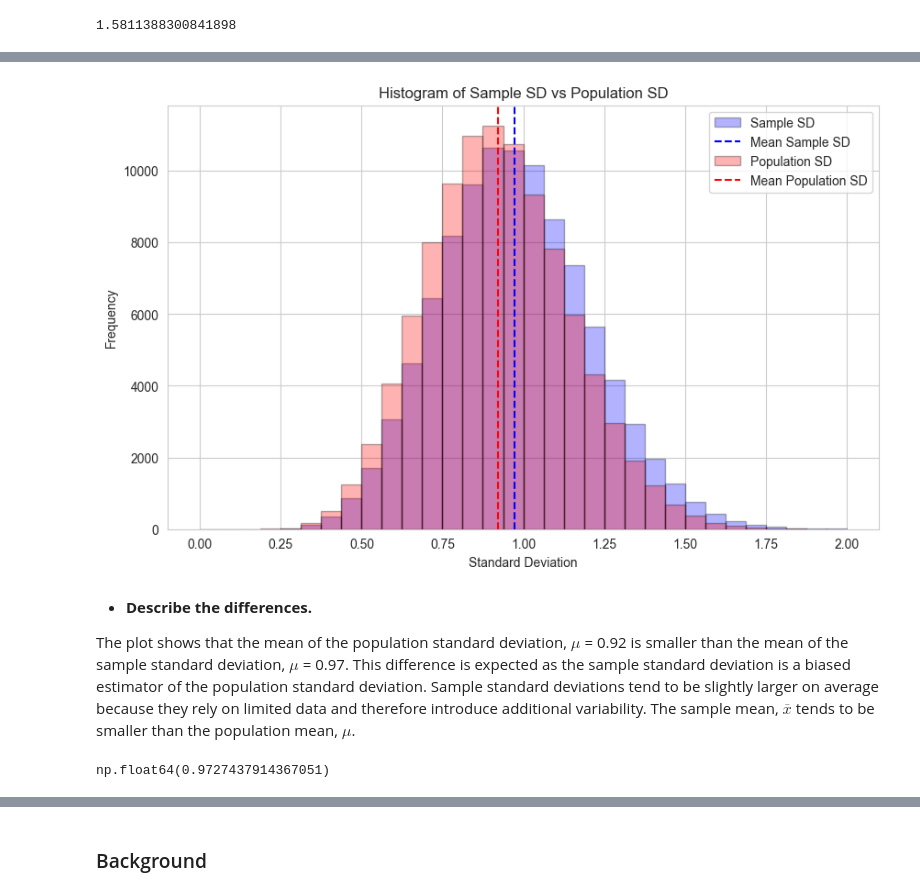
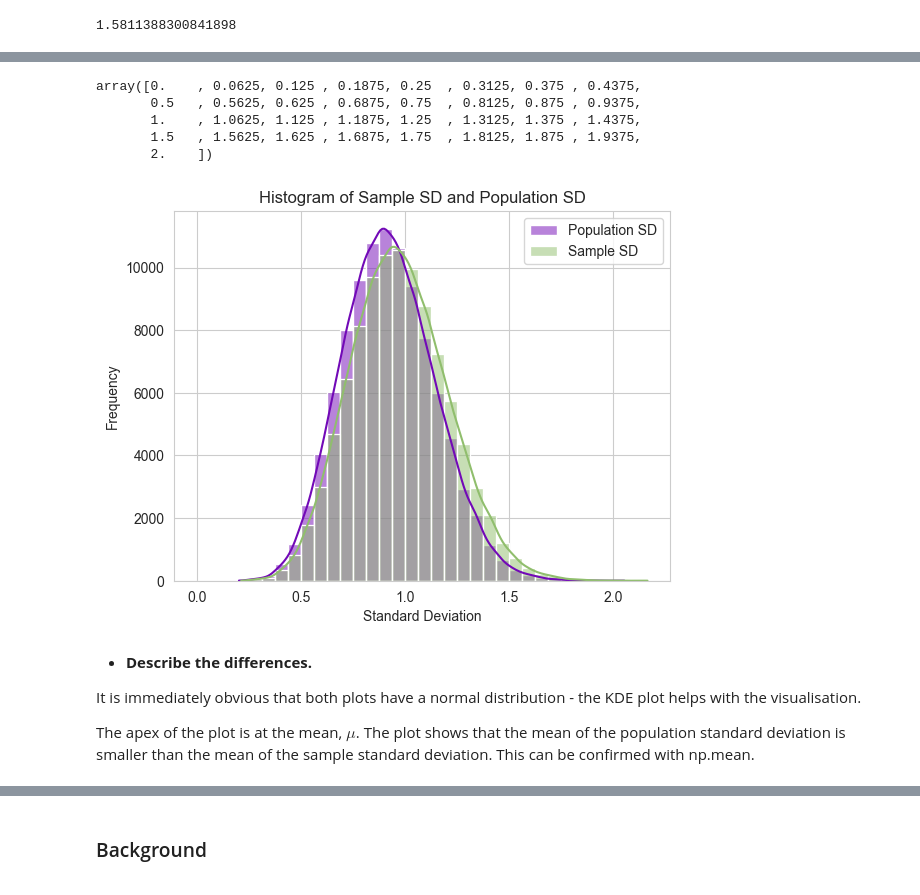
Before and after one commit to IreneKilgannon/applied_statistics, a Jupyter notebook: problems.ipynb, the cells around one changed output, grey strips where cells are left out. Cells and saved outputs as stored; diff of their text form; code cells hidden in the pictures.

```diff
--- a/problems.ipynb
+++ b/problems.ipynb
@@ -568,35 +568,40 @@ _alpha:_ the transparency level of the plot.
-# %%
-# Plot of the Sample SD vs the Population SD.
-fig, ax = plt.subplots(figsize = (10, 6))
-
-# Plot the sample standard deviation.
-ax.hist(sample_std_dev, alpha = 0.3, edgecolor = 'black', bins=np.linspace(0.0, 2.0, 33), color= 'blue', label = 'Sample SD')
-
-# Plot a vertical line at the mean of the sample SD.
-plt.axvline(x= np.mean(sample_std_dev), color='blue', linestyle='--', label = 'Mean Sample SD')
-
-# Plot the population standard deviation.
-ax.hist(population_std_dev, alpha = 0.3, edgecolor = 'black', bins=np.linspace(0.0, 2.0, 33), color= 'red', label = 'Population SD')
-
-# Plot a vertical line at the mean of the population SD.
-plt.axvline(x= np.mean(population_std_dev), color='red', linestyle='--', label = 'Mean Population SD')
-
-# Label the title, axis labels and legend.
-plt.title('Histogram of Sample SD vs Population SD')
-plt.ylabel('Frequency')
-plt.xlabel('Standard Deviation')
-ax.legend()
-
-# Display the plot
-plt.show()
-# %% [output]
-[figure, removed]
-# %% [markdown]
-* __Describe the differences.__
-
-The plot shows that the mean of the population standard deviation, $\mu$ = 0.92 is smaller than the mean of the sample standard deviation, $\mu$ = 0.97. This difference is expected as the sample standard deviation is a biased estimator of the population standard deviation. Sample standard deviations tend to be slightly larger on average because they rely on limited data and therefore introduce additional variability. The sample mean, $\overline{x}$ tends to be smaller than the population mean, $\mu$.
-# %%
-np.mean(sample_std_dev)
-# %% [output]
-np.float64(0.9727437914367051)
+# %%
+# Generate an array of 33 values from 0 to 2.0 inclusive.
+np.linspace(0.0, 2.0, 33)
+# %% [output]
+array([0.    , 0.0625, 0.125 , 0.1875, 0.25  , 0.3125, 0.375 , 0.4375,
+       0.5   , 0.5625, 0.625 , 0.6875, 0.75  , 0.8125, 0.875 , 0.9375,
+       1.    , 1.0625, 1.125 , 1.1875, 1.25  , 1.3125, 1.375 , 1.4375,
+       1.5   , 1.5625, 1.625 , 1.6875, 1.75  , 1.8125, 1.875 , 1.9375,
+       2.    ])
+# %%
+#
+fig, ax = plt.subplots()
+
+# Histogram of the population standard deviations.
+sns.histplot(x = population_std_dev, kde=True, bins=np.linspace(0.0, 2.0, 33), alpha = 0.5, label = 'Population SD', color="#7209B7")
+
+# Histogram of the sample standard deviations.
+sns.histplot(x = sample_std_dev, kde=True, bins=np.linspace(0.0, 2.0, 33), alpha = 0.5, label = 'Sample SD', color="#90BE6D")
+
+# Title.
+plt.title('Histogram of Sample SD and Population SD')
+
+#  Label the x- and y-axis.
+plt.xlabel('Standard Deviation')
+plt.ylabel('Frequency')
+
+#  Display the legend.
+ax.legend()
+
+# Show.
+plt.show()
+# %% [output]
+[figure, added]
+# %% [markdown]
+* __Describe the differences.__
+
+It is immediately obvious that both plots have a normal distribution - the KDE plot helps with the visualisation.
+
+The apex of the plot is at the mean, $\mu$. The plot shows that the mean of the population standard deviation is smaller than the mean of the sample standard deviation. This can be confirmed with np.mean.
 # %%
```
Also changed, not shown: parts of 42 cells of this notebook, 3 other files.
